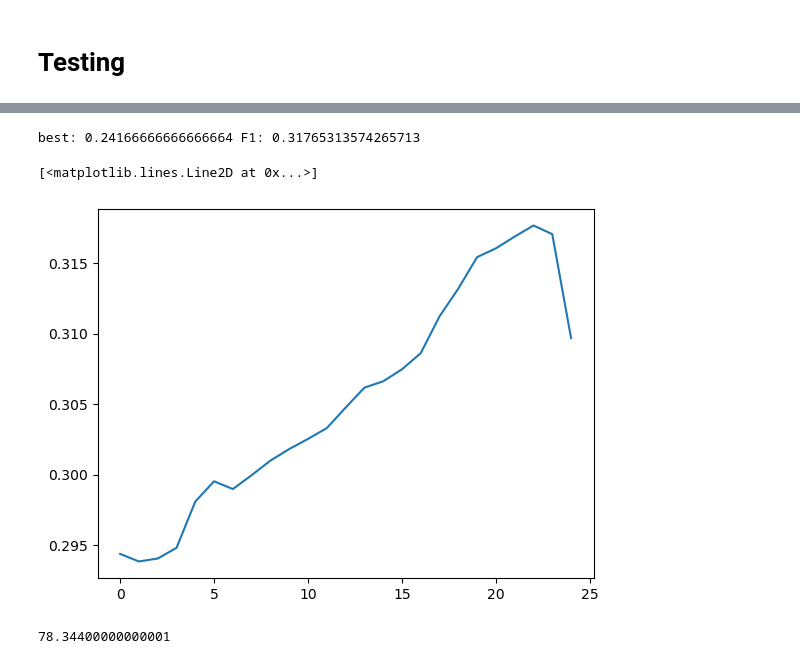
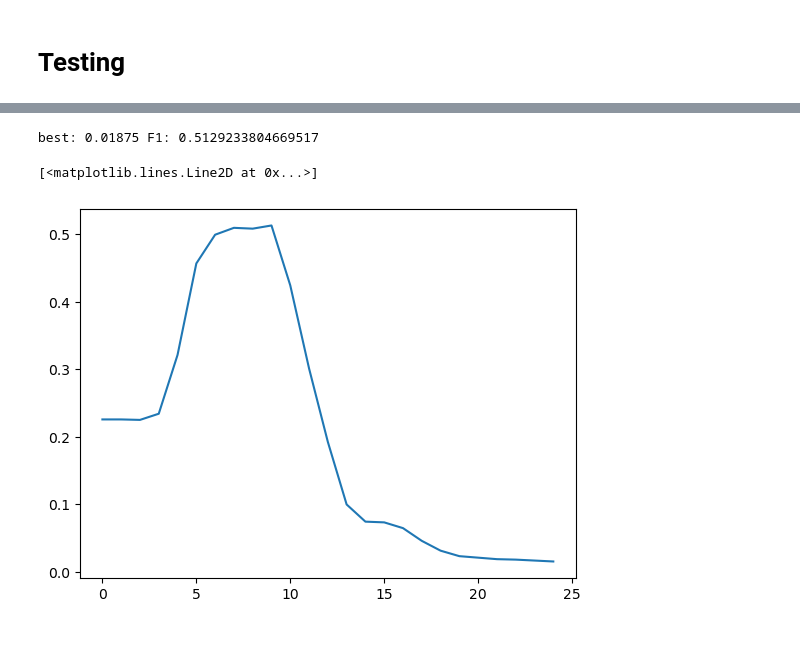
Before and after one commit to Alpa66/Anomaly-Detection, a Jupyter notebook: Final_model/Downsampling.ipynb, the cells around one changed output, grey strips where cells are left out. Saved outputs shown, nothing was run; the diff lists cells and outputs as text; code cells hidden in the pictures.

```diff
--- a/Final_model/Downsampling.ipynb
+++ b/Final_model/Downsampling.ipynb
@@ -63,7 +71,7 @@ device(type='cuda')
 # %% [markdown]
 ### Dataloader:
 # %%
-window_size = 30
+window_size = 16
 
 train_dataset = SWat_dataset(train_set, train_set, window_size, device)
 validation_dataset = SWat_dataset(validation_set, validation_set, window_size, device)
@@ -145,8 +153,8 @@ class GEncoder(nn.Module):
         super(GEncoder, self).__init__()
         self.num_nodes = num_nodes
         self.window_size = window_size
-        self.conv1 = GCNLayer(window_size, 20)
-        self.conv2 = GCNLayer(20, 10)
+        self.conv1 = GCNLayer(window_size, window_size // 2)
+        self.conv2 = GCNLayer(window_size // 2, window_size // 4)
         self.idx = torch.arange(num_nodes).to(device)
         self.A = Graph_Directed_A(num_nodes, window_size, alpha, k, device)
         self.device = device
@@ -167,9 +175,9 @@ class GCN_autoencoder(nn.Module):
         self.num_nodes = num_nodes
         self.encoder = encoder
         self.decoder = nn.Sequential(
-            nn.Linear(510, 1020),
+            nn.Linear(num_nodes * window_size // 4, num_nodes * window_size // 2),
             nn.ReLU(),
-            nn.Linear(1020, num_nodes * window_size)
+            nn.Linear(num_nodes * window_size // 2, num_nodes * window_size)
         )
 
     def forward(self, X):
@@ -276,7 +281,7 @@ df2 = df2.groupby(grouping_array).median()
 labels = df2['attack']
 df2 = df2.drop(columns=['attack'])
 # %%
-test_normalized = pd.DataFrame(mm.transform(df2))
+test_normalized = pd.DataFrame(mm.fit_transform(df2))
 # %%
 test_dataset = SWat_dataset(test_normalized, test_normalized, window_size, device)
 test_loader = DataLoader(test_dataset, batch_size=batch_size, shuffle=False, num_workers=0)
@@ -288,6 +293,9 @@ def testing(test_loader, alpha=.5, beta=.5):
             w1=AE1(batch)
             results.append(torch.mean(torch.mean((batch-w1)**2, axis=1), axis=1))
     return results
+# %%
+labels = labels.values
+labels = [0 if (lab == 0) else 1 for lab in labels]
 # %%
 windows_labels=[]
 for i in range(len(labels)-window_size):
@@ -323,31 +331,26 @@ array([0.2819084], dtype=float32)
 # %%
 ff = 0
 f_history = []
-initial_y = 0.15
+initial_y = 0
 best = -1
-for inc in np.linspace(0, 0.1, 25):
+for inc in np.linspace(0, 0.05, 25):
     y_pred_int = [1 if (yy > initial_y + inc) else 0 for yy in y_pred]
     conf_matrix = confusion_matrix(y_test, y_pred_int)
     TP = conf_matrix[1, 1]
     TN = conf_matrix[0, 0]
     FP = conf_matrix[0, 1]
     FN = conf_matrix[1, 0]
     F1 = f1_score(y_test, y_pred_int)
     f_history.append(F1)
 
     precision = precision_score(y_test, y_pred_int)
     recall = recall_score(y_test, y_pred_int)
     if F1 > ff:
         ff = F1
         best = inc
 print(f'best: {best + initial_y} F1: {ff}')
 plt.plot(f_history)
 # %% [output]
-best: 0.24166666666666664 F1: 0.31765313574265713
+best: 0.01875 F1: 0.5129233804669517
 [<matplotlib.lines.Line2D at 0x...>]
-[figure, old version]
+[figure, new version]
-# %%
-metric_values = [77.6, 77.67,77.8, 78.4, 79.5, 78.35, 77.26]
-np.mean(metric_values[1:-1])
-# %% [output]
-78.34400000000001
```
Also changed, not shown: parts of 15 cells of this notebook, 10 other files.
